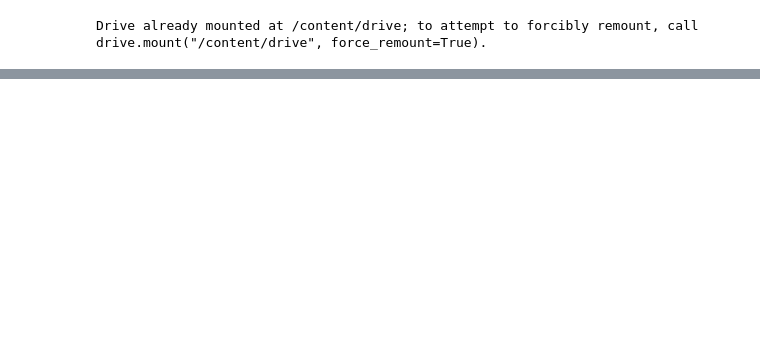
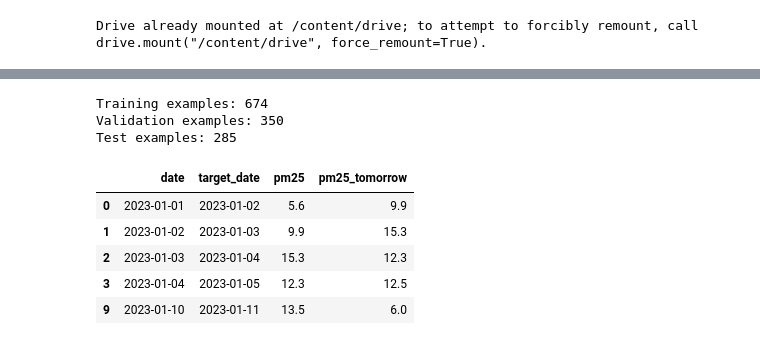
Before and after one commit to TASRUNNER2010/Hackathon, a Jupyter notebook: Hackathon.ipynb, the cells around one changed output, grey strips where cells are left out. Drawn from its saved outputs; the diff is of its cells as text; code cells hidden in the pictures; blank space fills up the shorter version.

```diff
--- a/Hackathon.ipynb
+++ b/Hackathon.ipynb
@@ -133,0 +253,60 @@ Days missing measurements: 28
+# %%
+# Work on a separate copy of the complete daily calendar.
+forecast_data = combined.sort_values("date").copy()
+
+# Use the following calendar day's PM2.5 as the prediction target.
+forecast_data["pm25_tomorrow"] = forecast_data["pm25"].shift(-1)
+
+# Record the date being predicted so we can split by target date.
+forecast_data["target_date"] = (
+    forecast_data["date"] + pd.Timedelta(days=1)
+)
+
+# Start with today's pollution and today's weather as inputs.
+features = [
+    "pm25",
+    "temperature_c",
+    "humidity_pct",
+    "precipitation_mm",
+    "wind_speed_ms"
+]
+
+# Keep only examples with complete inputs and a real next-day measurement.
+# Missing pollution is never replaced with zero or an invented target.
+model_df = forecast_data.dropna(
+    subset=features + ["pm25_tomorrow"]
+).copy()
+
+# Split chronologically using the date being predicted.
+train_df = model_df[
+    model_df["target_date"] < "2025-01-01"
+].copy()
+
+validation_df = model_df[
+    (model_df["target_date"] >= "2025-01-01")
+    & (model_df["target_date"] < "2026-01-01")
+].copy()
+
+test_df = model_df[
+    model_df["target_date"] >= "2026-01-01"
+].copy()
+
+# Check how many forecasting examples are available in each period.
+print("Training examples:", len(train_df))
+print("Validation examples:", len(validation_df))
+print("Test examples:", len(test_df))
+
+# Inspect the input date, target date, and actual next-day pollution.
+display(model_df[
+    ["date", "target_date", "pm25", "pm25_tomorrow"]
+].head())
+# %% [output]
+Training examples: 674
+Validation examples: 350
+Test examples: 285
+|  | date | target_date | pm25 | pm25_tomorrow |
+| 0 | 2023-01-01 | 2023-01-02 | 5.6 | 9.9 |
+| 1 | 2023-01-02 | 2023-01-03 | 9.9 | 15.3 |
+| 2 | 2023-01-03 | 2023-01-04 | 15.3 | 12.3 |
+| 3 | 2023-01-04 | 2023-01-05 | 12.3 | 12.5 |
+| 9 | 2023-01-10 | 2023-01-11 | 13.5 | 6.0 |
```
Also changed, not shown: parts of 5 cells of this notebook.
